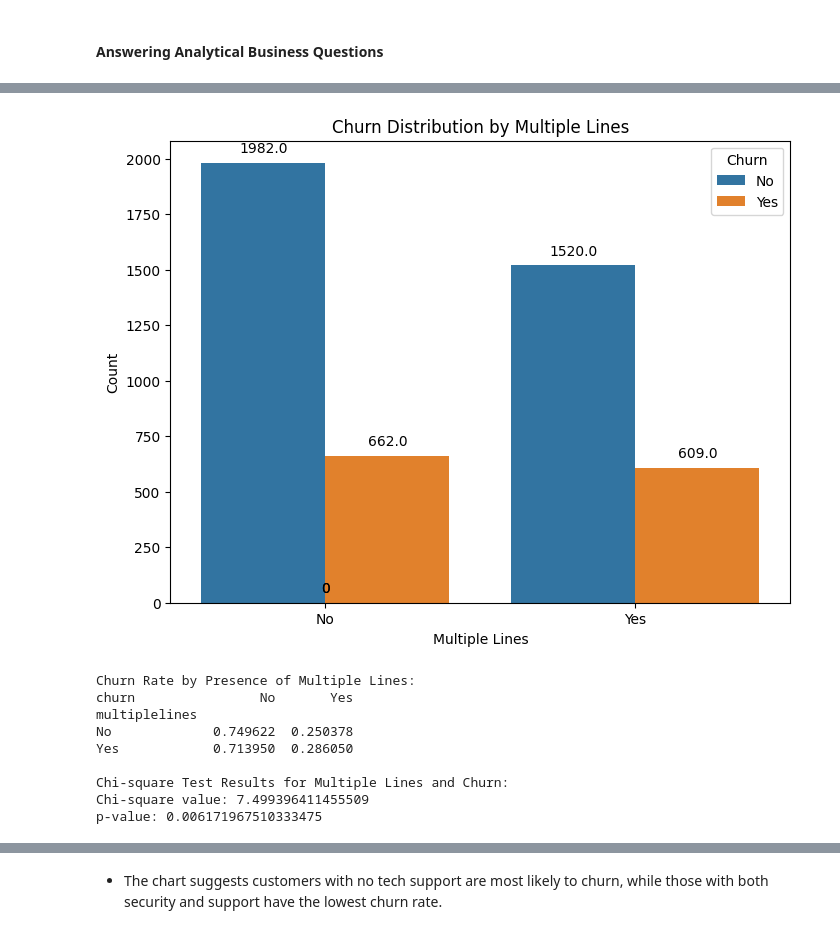
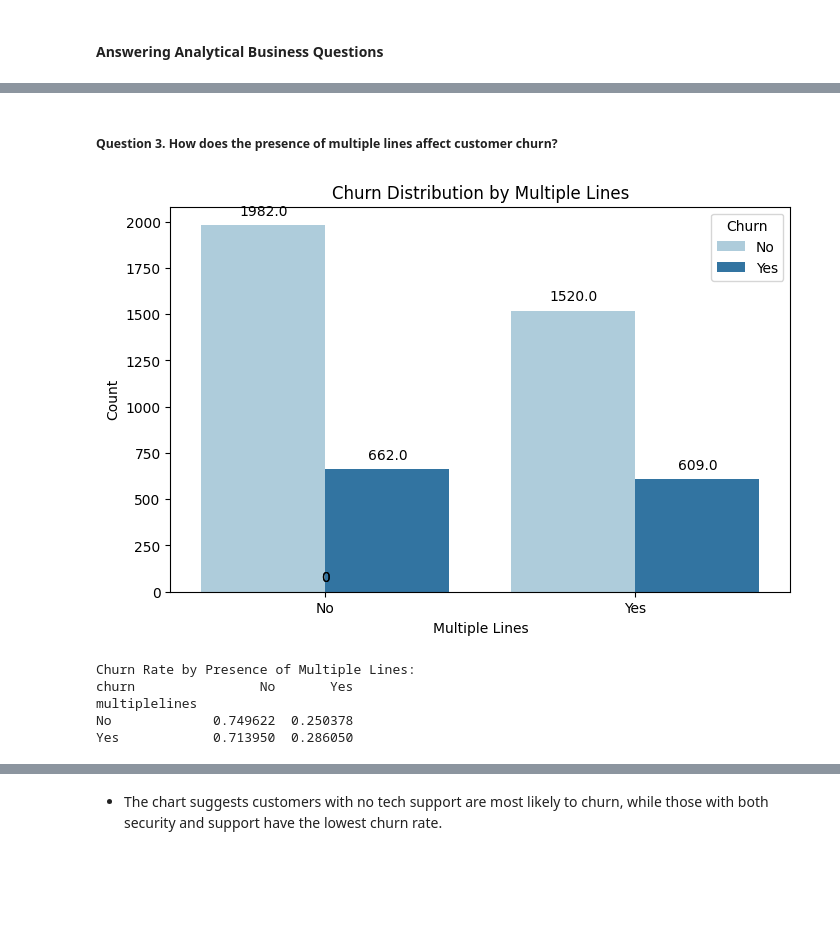
Before and after one commit to valiantezabuku/A-Customer-Churn-Prediction, a Jupyter notebook: Customer_Churn_predictions.ipynb, the cells around one changed output, grey strips where cells are left out. Drawn from its saved outputs; the diff is of its cells as text; code cells hidden in the pictures; blank space fills up the shorter version.

```diff
--- a/Customer_Churn_predictions.ipynb
+++ b/Customer_Churn_predictions.ipynb
@@ -550,36 +527,28 @@ To analyze this question, we can:
+# %% [markdown]
+##### Question 3. How does the presence of multiple lines affect customer churn?
 # %%
 # Plotting the relationship between multiple lines and churn
-plt.figure(figsize=(8, 6))
-ax = sns.countplot(data=train_df, x='multiplelines', hue='churn')
+plt.figure(figsize=(8, 5))
+ax = sns.countplot(data=train_df, x='multiplelines', hue='churn', palette = 'Paired')
 
 # Adding data labels to each bar
 for p in ax.patches:
     ax.annotate(f'{p.get_height()}', (p.get_x() + p.get_width() / 2., p.get_height()), ha='center', va='bottom', xytext=(0, 5), textcoords='offset points')
 
 plt.title('Churn Distribution by Multiple Lines')
 plt.xlabel('Multiple Lines')
 plt.ylabel('Count')
 plt.legend(title='Churn', loc='upper right')
 plt.show()
 
 # Calculating churn rate by presence of multiple lines
 churn_rate_multiple_lines = train_df.groupby('multiplelines')['churn'].value_counts(normalize=True).unstack()
 print("Churn Rate by Presence of Multiple Lines:")
 print(churn_rate_multiple_lines)
-
-# Chi-square test for association between multiple lines and churn
-chi2, p_val, _, _ = chi2_contingency(pd.crosstab(train_df['multiplelines'], train_df['churn']))
-print("\nChi-square Test Results for Multiple Lines and Churn:")
-print("Chi-square value:", chi2)
-print("p-value:", p_val)
 # %% [output]
-[figure, old version]
+[figure, new version]
 Churn Rate by Presence of Multiple Lines:
 churn                No       Yes
 multiplelines
 No             0.749622  0.250378
 Yes            0.713950  0.286050
-
-Chi-square Test Results for Multiple Lines and Churn:
-Chi-square value: 7.499396411455509
-p-value: 0.006171967510333475
```
Also changed, not shown: parts of 96 cells of this notebook.
